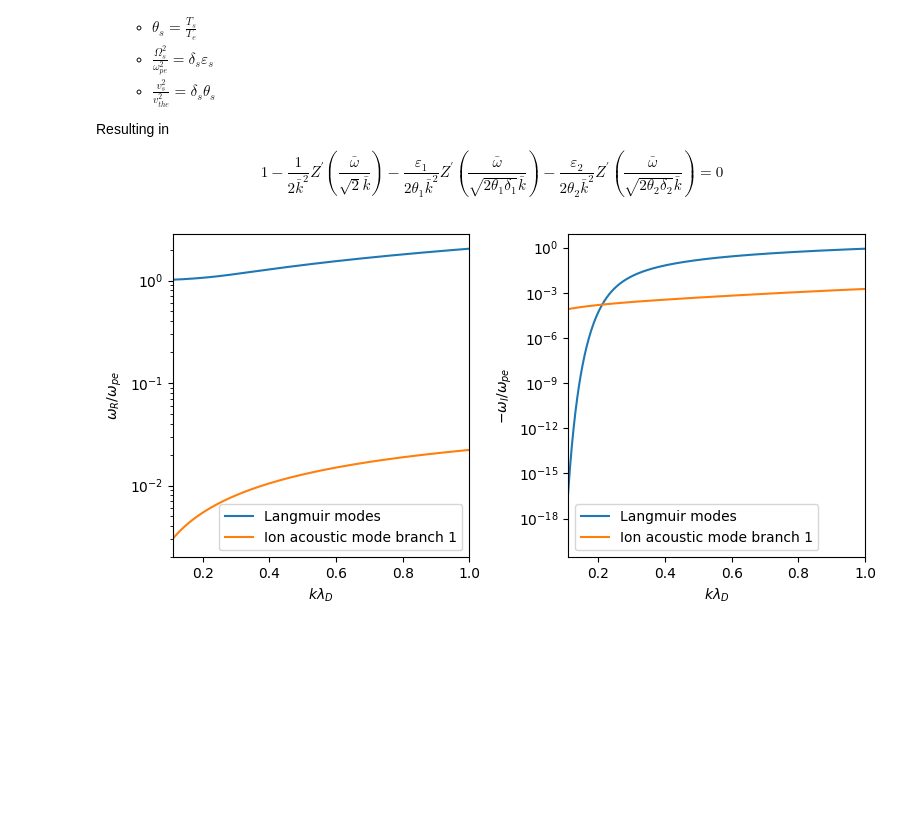
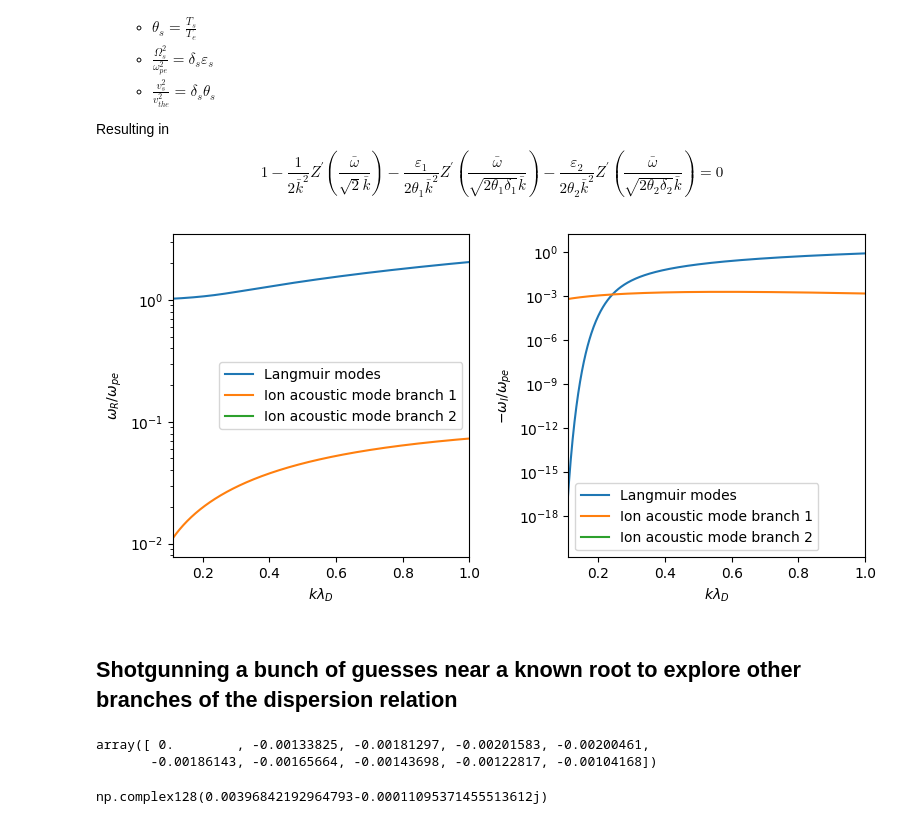
Before and after one commit to mattketk/brillouin-multispecies, a Jupyter notebook: DispersionSolver.ipynb, the cells around one changed output. Saved outputs shown, nothing was run; the diff lists cells and outputs as text; code cells hidden in the pictures; blank space fills up the shorter version.

```diff
--- a/DispersionSolver.ipynb
+++ b/DispersionSolver.ipynb
@@ -29,14 +29,14 @@ $$z^{\prime\prime} (\zeta) = - 2 \left(z (\zeta) + \zeta z^\prime(\zeta)\right)$
 Resulting in
 $$1 - \frac{1}{2 \bar{k}^2} Z^\prime \left( \frac{\bar{\omega}}{\sqrt{2} \bar{k}} \right) - \frac{\varepsilon_1}{2 \theta_1 \bar{k}^2} Z^\prime \left(\frac{\bar{\omega}}{\sqrt{2 \theta_1 \delta_1} \bar{k}} \right) - \frac{\varepsilon_2}{2 \theta_2 \bar{k}^2} Z^\prime \left(\frac{\bar{\omega}}{\sqrt{2 \theta_2 \delta_2} \bar{k}} \right) = 0$$
 # %%
-kbkb = np.linspace(0.1, 1., 1000)
+kbkb = np.linspace(0.1, 1.5, 1000)
 wbwb = np.zeros_like(kbkb)
 
-d1 = 1/1836
-d2 = 1/1836
-e1 = 0.99
-e2 = 0.01
-th1 = 0.1 # T1/Te
+d1 = 1/100
+d2 = 1/200
+e1 = 1.
+e2 = 0.00
+th1 = 0.01 # T1/Te
 th2 = 0.1
 # %%
 Wr_1ion_ub = np.zeros(len(kbkb))
@@ -108,9 +108,11 @@ for i in range(len(kbkb)):
 
 w_2ion_lb1 = np.zeros(len(kbkb), dtype=np.complex128)
 w_2ion_lb2 = np.zeros(len(kbkb), dtype=np.complex128)
-w_lb1_guess = np.sqrt(d1*e1) - 0.j
+w_lb1_guess = np.sqrt(d1*e1) - 0.01j
 w_lb2_guess = np.sqrt(d2*e2) - 0.01j
 
+# I traverse the klD space backwards from the maximum value because
+# I just knew that the IAW branch asymptotically approaches the ion oscillation frequency
 for i in range(len(kbkb)-1, 0, -1):
     def helper_2ion(w):
         return two_ion_dielectric(w, kbkb[i], d1, d2, e1, e2, th1, th2)
@@ -129,24 +131,39 @@ for i in range(len(kbkb)-1, 0, -1):
 # %%
 fig, (ax_r, ax_i) = plt.subplots(1, 2, figsize=(8,4))
 ax_r.plot(kbkb, np.real(w_2ion_ub), label='Langmuir modes')
 ax_r.plot(kbkb, np.real(w_2ion_lb1), label='Ion acoustic mode branch 1')
-# ax_r.plot(kbkb, np.real(w_2ion_lb2), label='Ion acoustic mode branch 2')
+ax_r.plot(kbkb, np.real(w_2ion_lb2), label='Ion acoustic mode branch 2')
 ax_r.set_xlabel(r'$k\lambda_D$')
 ax_r.set_ylabel(r'$\omega_R / \omega_{pe}$')
 ax_r.set_yscale('log')
 ax_r.set_xlim([0.11, 1.])
 ax_r.legend()
 # plt.savefig('/home/mattketk/rotw/figures/two_ion_dispersion_real.png', dpi=200)
 
 ax_i.plot(kbkb, -np.imag(w_2ion_ub), label='Langmuir modes')
 ax_i.plot(kbkb, -np.imag(w_2ion_lb1), label='Ion acoustic mode branch 1')
-# ax_i.plot(kbkb, np.imag(w_2ion_lb2), label='Ion acoustic mode branch 2')
+ax_i.plot(kbkb, np.imag(w_2ion_lb2), label='Ion acoustic mode branch 2')
 ax_i.set_xlabel(r'$k\lambda_D$')
 ax_i.set_ylabel(r'$-\omega_I / \omega_{pe}$')
 ax_i.set_yscale('log')
 ax_i.set_xlim([0.11, 1.])
 ax_i.legend()
 
 fig.tight_layout()
+
+np.save('/home/mattketk/rotw/data/kbkb.npy', kbkb)
+np.save('/home/mattketk/rotw/data/w_2ion_ub.npy', w_2ion_ub)
+np.save('/home/mattketk/rotw/data/w_2ion_lb1.npy', w_2ion_lb1)
 # %% [output]
-[figure, old version]
+[figure, new version]
+# %% [markdown]
+## Shotgunning a bunch of guesses near a known root to explore other branches of the dispersion relation
+# %%
+np.imag(w_2ion_lb1)[::len(w_2ion_lb1)//10]
+# %% [output]
+array([ 0.        , -0.00133825, -0.00181297, -0.00201583, -0.00200461,
+       -0.00186143, -0.00165664, -0.00143698, -0.00122817, -0.00104168])
+# %%
+root
+# %% [output]
+np.complex128(0.00396842192964793-0.00011095371455513612j)
```
Also changed, not shown: parts of 10 cells of this notebook, 1 other file.
